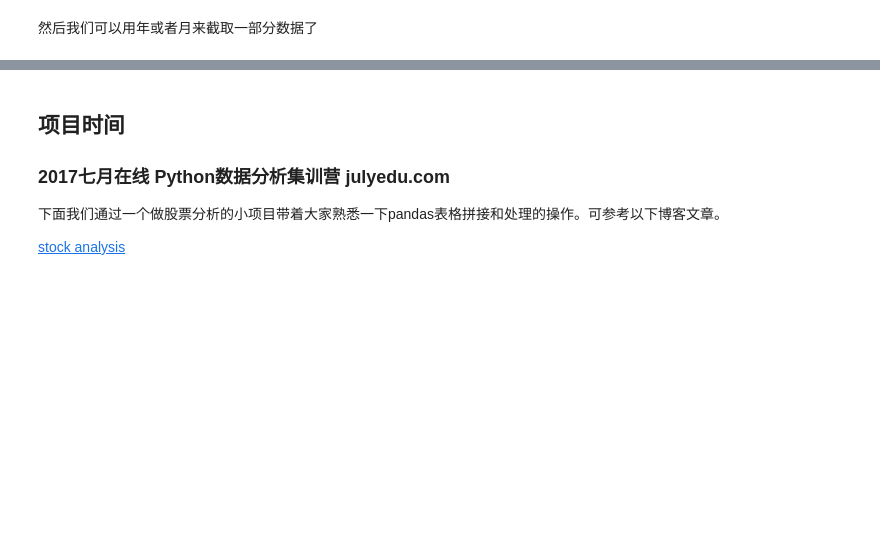
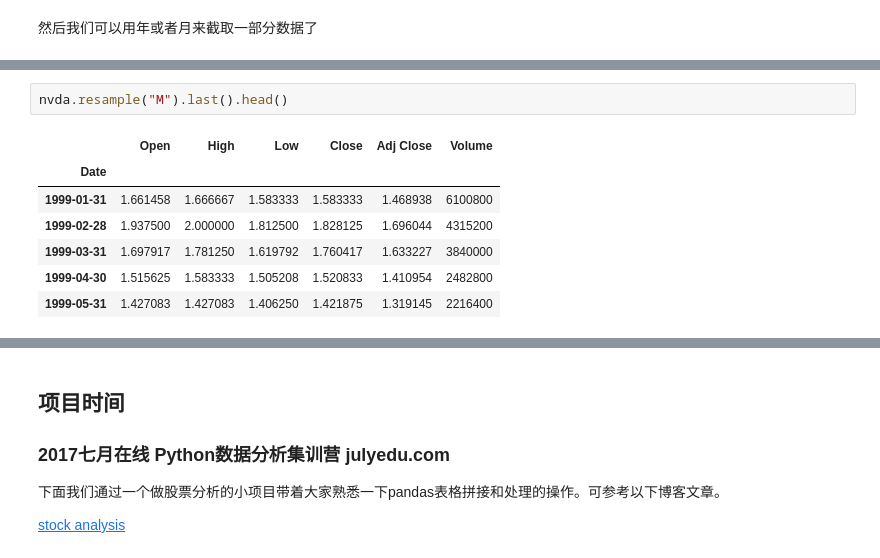
Before and after one commit to ZeweiChu/pandas-tutorial, a Jupyter notebook: 2017-Nov/pandas-3.ipynb, the cells around one changed output, grey strips where cells are left out. Drawn from its saved outputs; the diff is of its cells as text; blank space fills up the shorter version.

```diff
--- a/2017-Nov/pandas-3.ipynb
+++ b/2017-Nov/pandas-3.ipynb
@@ -569,0 +589,10 @@ dft["2017-02"].head()
+# %%
+nvda.resample("M").last().head()
+# %% [output]
+|  | Open | High | Low | Close | Adj Close | Volume |
+| Date |  |  |  |  |  |  |
+| 1999-01-31 | 1.661458 | 1.666667 | 1.583333 | 1.583333 | 1.468938 | 6100800 |
+| 1999-02-28 | 1.937500 | 2.000000 | 1.812500 | 1.828125 | 1.696044 | 4315200 |
+| 1999-03-31 | 1.697917 | 1.781250 | 1.619792 | 1.760417 | 1.633227 | 3840000 |
+| 1999-04-30 | 1.515625 | 1.583333 | 1.505208 | 1.520833 | 1.410954 | 2482800 |
+| 1999-05-31 | 1.427083 | 1.427083 | 1.406250 | 1.421875 | 1.319145 | 2216400 |
```
Also changed, not shown: parts of 20 cells of this notebook, 1 other file.
